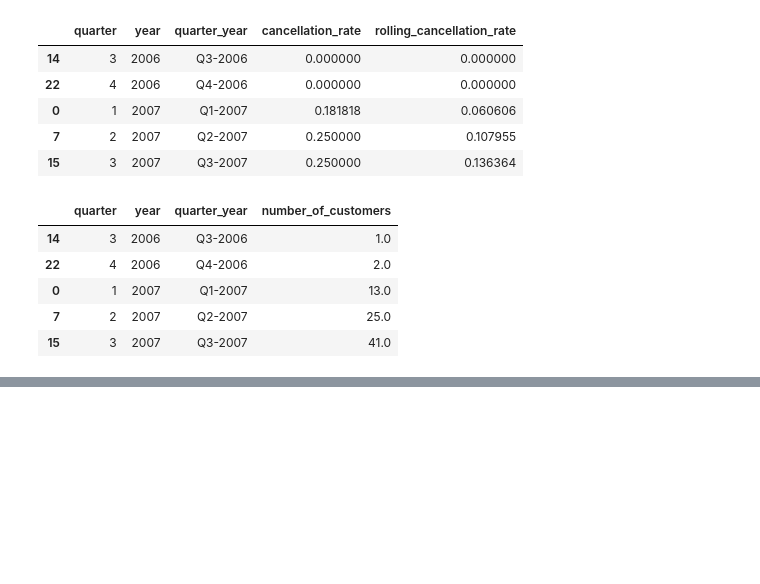
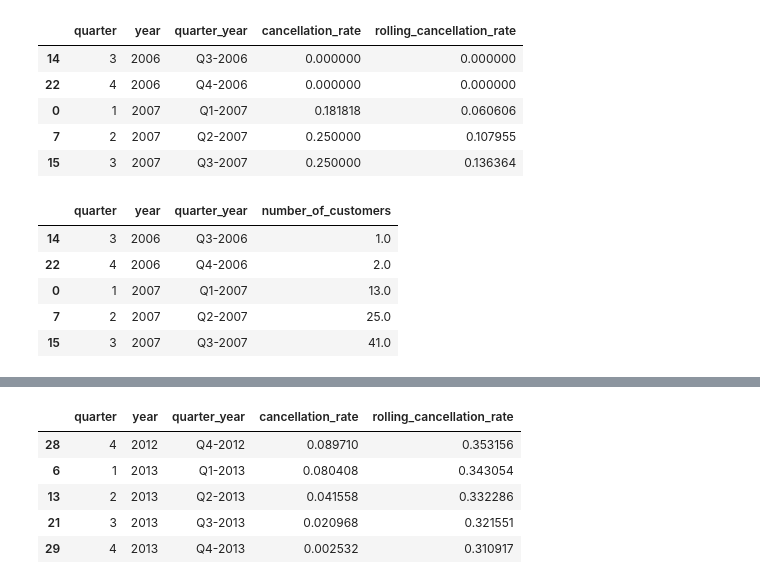
Before and after one commit to AnhDungPham2901/churn-analysis, a Jupyter notebook: notebooks/eda.ipynb, the cells around one changed output, grey strips where cells are left out. Drawn from its saved outputs; the diff is of its cells as text; code cells hidden in the pictures; blank space fills up the shorter version.

```diff
--- a/notebooks/eda.ipynb
+++ b/notebooks/eda.ipynb
@@ -228,0 +250,9 @@ fig.show()
+# %%
+cancellation_rate_df.tail()
+# %% [output]
+|  | quarter | year | quarter_year | cancellation_rate | rolling_cancellation_rate |
+| 28 | 4 | 2012 | Q4-2012 | 0.089710 | 0.353156 |
+| 6 | 1 | 2013 | Q1-2013 | 0.080408 | 0.343054 |
+| 13 | 2 | 2013 | Q2-2013 | 0.041558 | 0.332286 |
+| 21 | 3 | 2013 | Q3-2013 | 0.020968 | 0.321551 |
+| 29 | 4 | 2013 | Q4-2013 | 0.002532 | 0.310917 |
```
Also changed, not shown: parts of 7 cells of this notebook.
